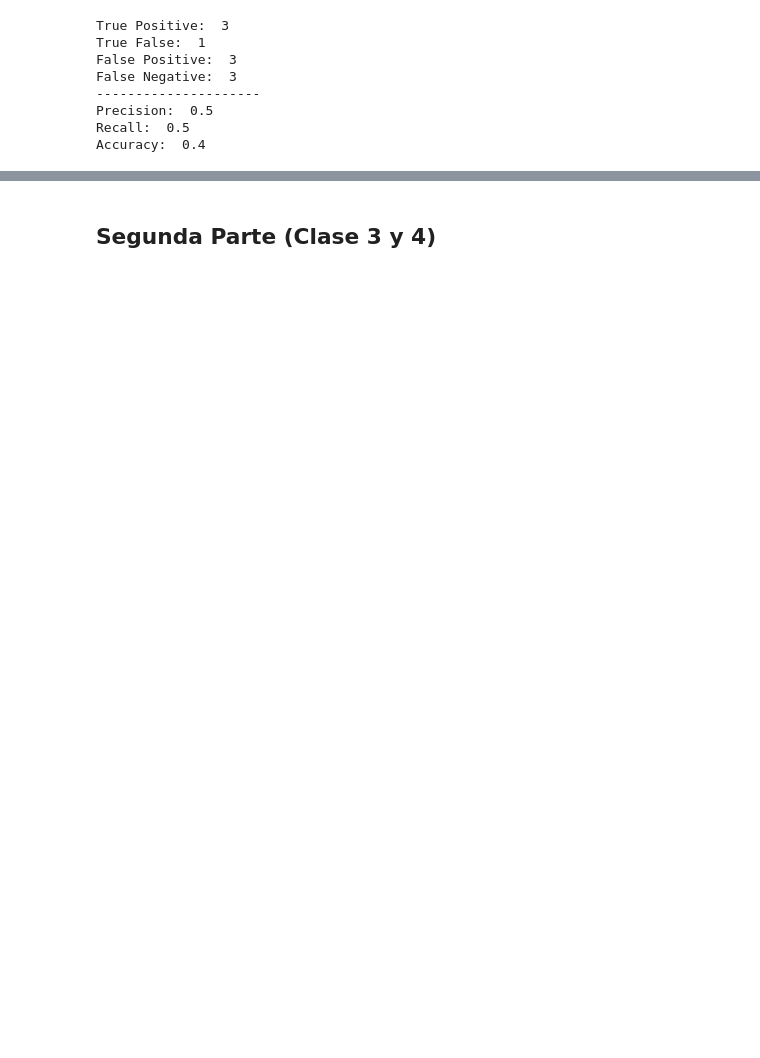
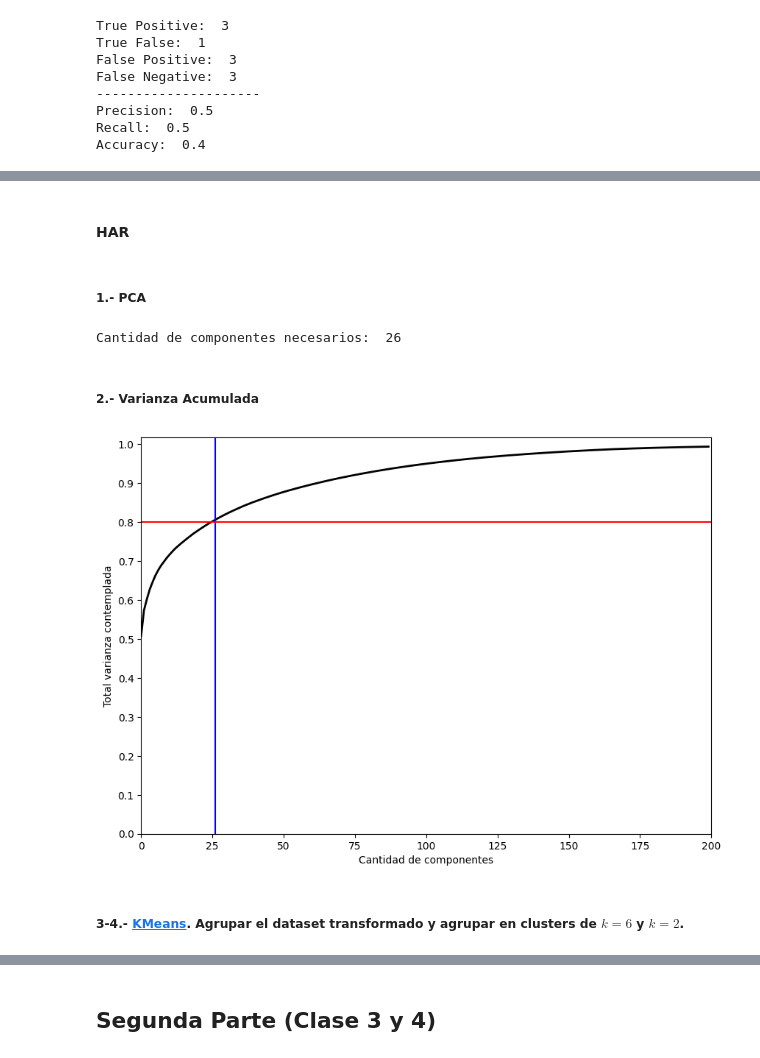
Before and after one commit to RobAxt/intro_ia, a Jupyter notebook: tp_integrador_enunciado/tp_integrador - resuelto.ipynb, the cells around one changed output, grey strips where cells are left out. Saved outputs shown, nothing was run; the diff lists cells and outputs as text; code cells hidden in the pictures; blank space fills up the shorter version.

```diff
--- a/tp_integrador_enunciado/tp_integrador - resuelto.ipynb
+++ b/tp_integrador_enunciado/tp_integrador - resuelto.ipynb
@@ -151,3 +151,49 @@ Para este ejercicio vamos a considerar los siguientes datasets:
 3. Utilizando [KMeans](https://scikit-learn.org/stable/modules/generated/sklearn.cluster.KMeans.html). Agrupar el dataset transformado (ejercicio de PCA) y agrupar en clusters de $k=6$ (ej 3) y $k=10$ (ej 4). Luego en ambos casos probar con $k=2$.
 4. Graficar los resultados con los distintos k's usando las primeras dos componentes principales como ejes x,y.
 5. Explique. ¿Cuál fue la ganancia de usar PCA en conjunto con k-means?
+# %%
+import os
+
+from sklearn import metrics
+from sklearn.cluster import KMeans
+from sklearn.decomposition import PCA
+from sklearn.preprocessing import StandardScaler
+
+
+RANDOM_STATE = 17
+# %% [markdown]
+#### HAR
+# %%
+PATH_DATASET = "./HAR"
+X_train = np.loadtxt(os.path.join(PATH_DATASET, "X_train.txt"))
+y_train = np.loadtxt(os.path.join(PATH_DATASET, "y_train.txt")).astype(int)
+# %% [markdown]
+##### 1.- PCA
+# %%
+# Estandarizamos
+scaler = StandardScaler()
+X_scaled = scaler.fit_transform(X_train)
+pca = PCA(n_components=0.8, random_state=RANDOM_STATE).fit(X_scaled)
+X_pca = pca.transform(X_scaled)
+# Cantidad de componentes necesarios
+print("Cantidad de componentes necesarios: ", X_pca.shape[1])
+# %% [output]
+Cantidad de componentes necesarios:  26
+# %% [markdown]
+##### 2.- Varianza Acumulada
+# %%
+pca_2 = PCA(n_components=200, random_state=RANDOM_STATE).fit(X_scaled)
+
+plt.figure(figsize=(10,7))
+plt.plot(np.cumsum(pca_2.explained_variance_ratio_), color='k', lw=2)
+plt.xlabel('Cantidad de componentes')
+plt.ylabel('Total varianza contemplada')
+plt.xlim(0, 200)
+plt.yticks(np.arange(0, 1.1, 0.1))
+plt.axvline(26, c='b')
+plt.axhline(0.8, c='r')
+plt.show();
+# %% [output]
+[figure, added]
+# %% [markdown]
+##### 3-4.- [KMeans](https://scikit-learn.org/stable/modules/generated/sklearn.cluster.KMeans.html). Agrupar el dataset transformado y agrupar en clusters de $k=6$ y $k=2$.
```
Also changed, not shown: parts of 42 cells of this notebook, 1 other file.
